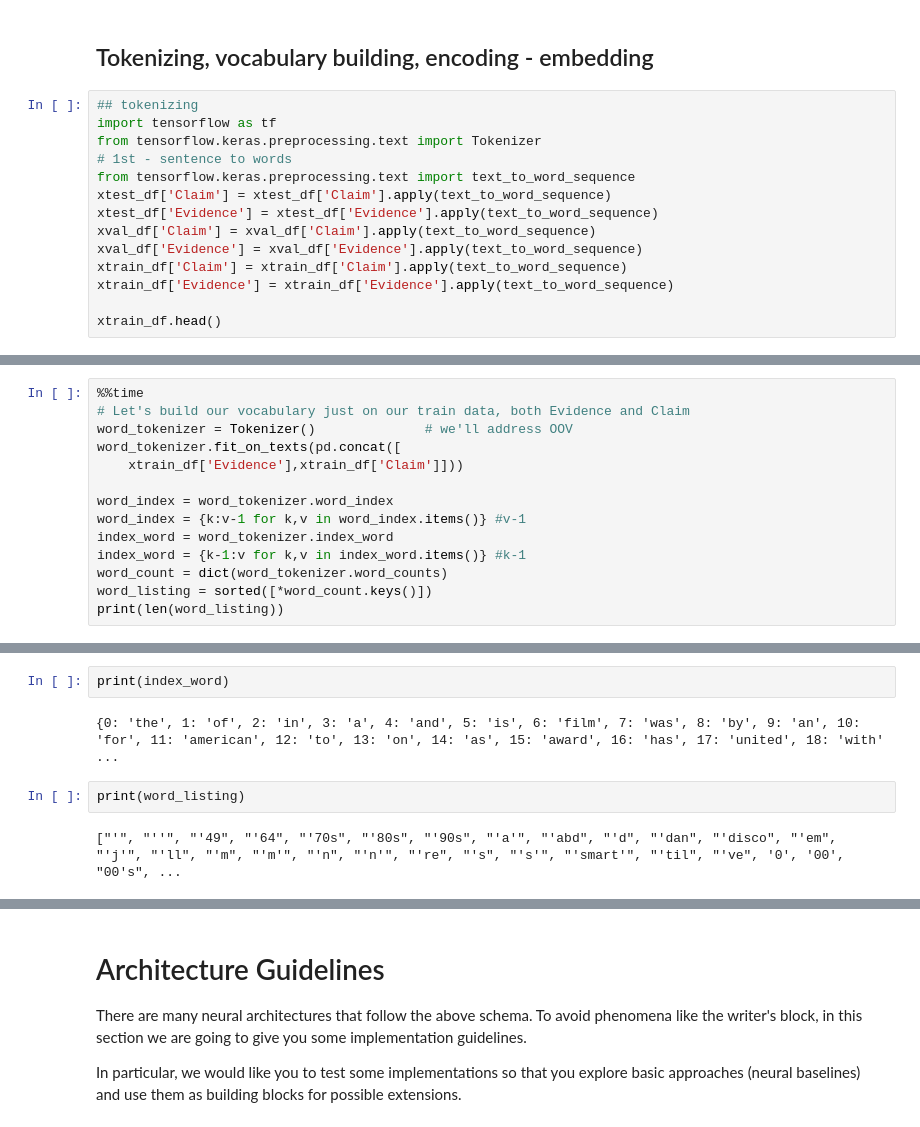
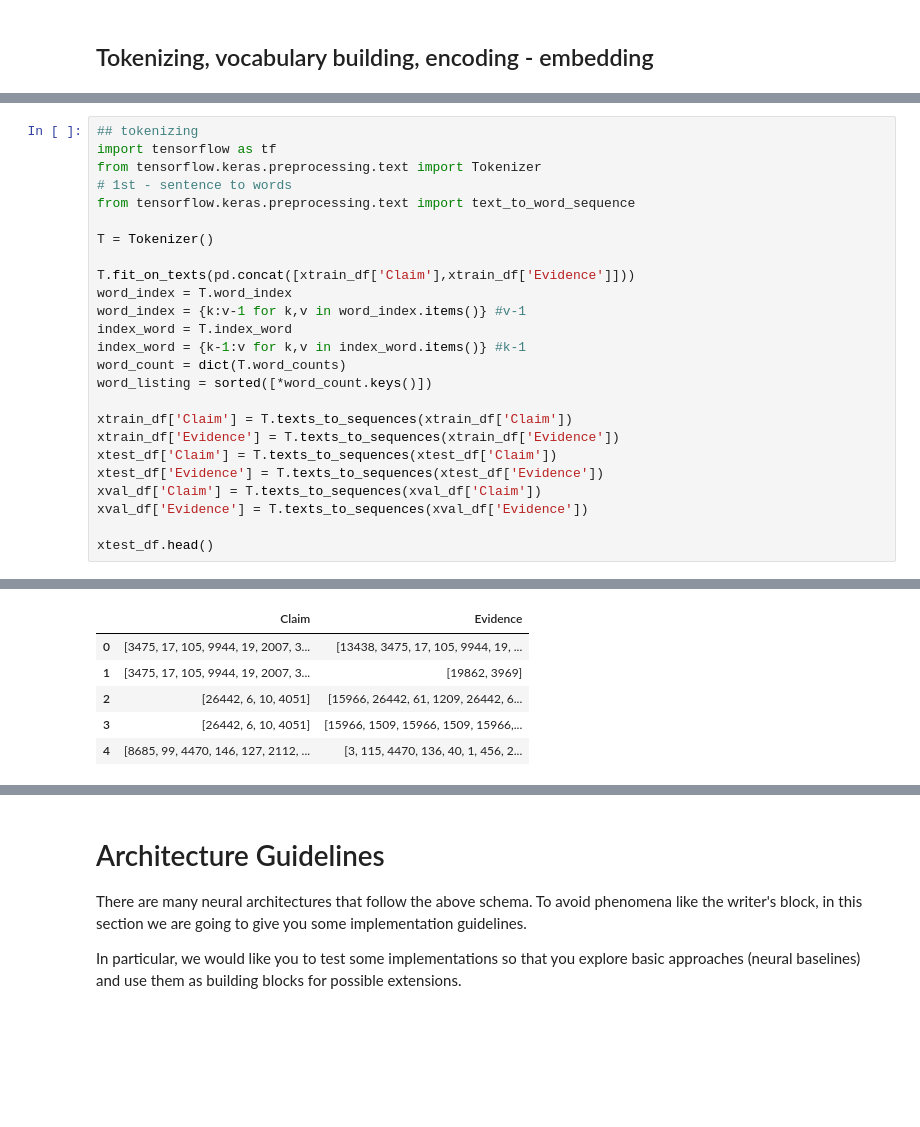
Before and after one commit to lucacontalbo/NLPAssignment2, a Jupyter notebook: Assignment_2.ipynb, the cells around one changed output, grey strips where cells are left out. Cells and saved outputs as stored; diff of their text form; blank space fills up the shorter version.

Commit message:
fixed tokenizer

```diff
--- a/Assignment_2.ipynb
+++ b/Assignment_2.ipynb
@@ -394,17 +392,3 @@ xtrain_df.head()
 | 4 | roald dahl is a governor. | roald dahl 13 september 1916 -- 2... |
 # %% [markdown]
 ## Tokenizing, vocabulary building, encoding - embedding
-# %%
-## tokenizing
-import tensorflow as tf
-from tensorflow.keras.preprocessing.text import Tokenizer
-# 1st - sentence to words
-from tensorflow.keras.preprocessing.text import text_to_word_sequence
-xtest_df['Claim'] = xtest_df['Claim'].apply(text_to_word_sequence)
-xtest_df['Evidence'] = xtest_df['Evidence'].apply(text_to_word_sequence)
-xval_df['Claim'] = xval_df['Claim'].apply(text_to_word_sequence)
-xval_df['Evidence'] = xval_df['Evidence'].apply(text_to_word_sequence)
-xtrain_df['Claim'] = xtrain_df['Claim'].apply(text_to_word_sequence)
-xtrain_df['Evidence'] = xtrain_df['Evidence'].apply(text_to_word_sequence)
-
-xtrain_df.head()
@@ -420,15 +395,26 @@ xtrain_df.head()
 # %%
-%%time
-# Let's build our vocabulary just on our train data, both Evidence and Claim
-word_tokenizer = Tokenizer()              # we'll address OOV
-word_tokenizer.fit_on_texts(pd.concat([
-    xtrain_df['Evidence'],xtrain_df['Claim']]))
+## tokenizing
+import tensorflow as tf
+from tensorflow.keras.preprocessing.text import Tokenizer
+# 1st - sentence to words
+from tensorflow.keras.preprocessing.text import text_to_word_sequence
 
-word_index = word_tokenizer.word_index
+T = Tokenizer()
+
+T.fit_on_texts(pd.concat([xtrain_df['Claim'],xtrain_df['Evidence']]))
+word_index = T.word_index
 word_index = {k:v-1 for k,v in word_index.items()} #v-1
-index_word = word_tokenizer.index_word
+index_word = T.index_word
 index_word = {k-1:v for k,v in index_word.items()} #k-1
-word_count = dict(word_tokenizer.word_counts)
+word_count = dict(T.word_counts)
 word_listing = sorted([*word_count.keys()])
-print(len(word_listing))
+
+xtrain_df['Claim'] = T.texts_to_sequences(xtrain_df['Claim'])
+xtrain_df['Evidence'] = T.texts_to_sequences(xtrain_df['Evidence'])
+xtest_df['Claim'] = T.texts_to_sequences(xtest_df['Claim'])
+xtest_df['Evidence'] = T.texts_to_sequences(xtest_df['Evidence'])
+xval_df['Claim'] = T.texts_to_sequences(xval_df['Claim'])
+xval_df['Evidence'] = T.texts_to_sequences(xval_df['Evidence'])
+
+xtest_df.head()
 # %% [output]
@@ -438,8 +421,6 @@ Wall time: 5.41 s
+|  | Claim | Evidence |
+| 0 | [3475, 17, 105, 9944, 19, 2007, 3... | [13438, 3475, 17, 105, 9944, 19, ... |
+| 1 | [3475, 17, 105, 9944, 19, 2007, 3... | [19862, 3969] |
+| 2 | [26442, 6, 10, 4051] | [15966, 26442, 61, 1209, 26442, 6... |
+| 3 | [26442, 6, 10, 4051] | [15966, 1509, 15966, 1509, 15966,... |
+| 4 | [8685, 99, 4470, 146, 127, 2112, ... | [3, 115, 4470, 136, 40, 1, 456, 2... |
-# %%
-print(index_word)
-# %% [output]
-{0: 'the', 1: 'of', 2: 'in', 3: 'a', 4: 'and', 5: 'is', 6: 'film', 7: 'was', 8: 'by', 9: 'an', 10: 'for', 11: 'american', 12: 'to', 13: 'on', 14: 'as', 15: 'award', 16: 'has', 17: 'united', 18: 'with' ...
-# %%
-print(word_listing)
-# %% [output]
-["'", "''", "'49", "'64", "'70s", "'80s", "'90s", "'a'", "'abd", "'d", "'dan", "'disco", "'em", "'j'", "'ll", "'m", "'m'", "'n", "'n'", "'re", "'s", "'s'", "'smart'", "'til", "'ve", '0', '00', "00's", ...
```
Also changed, not shown: parts of 22 cells of this notebook.
